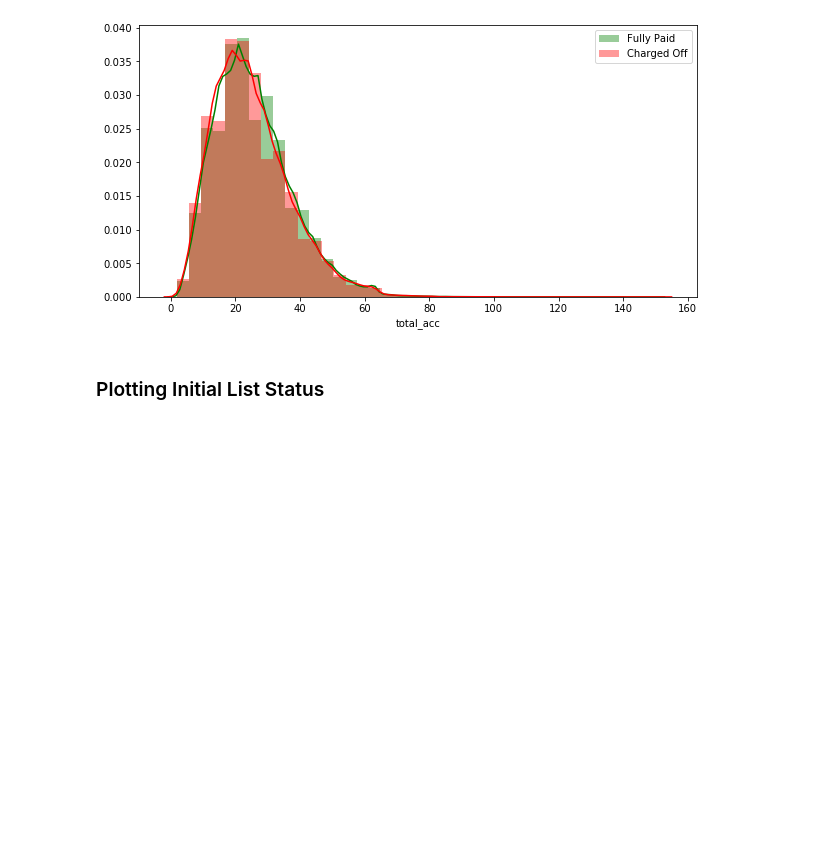
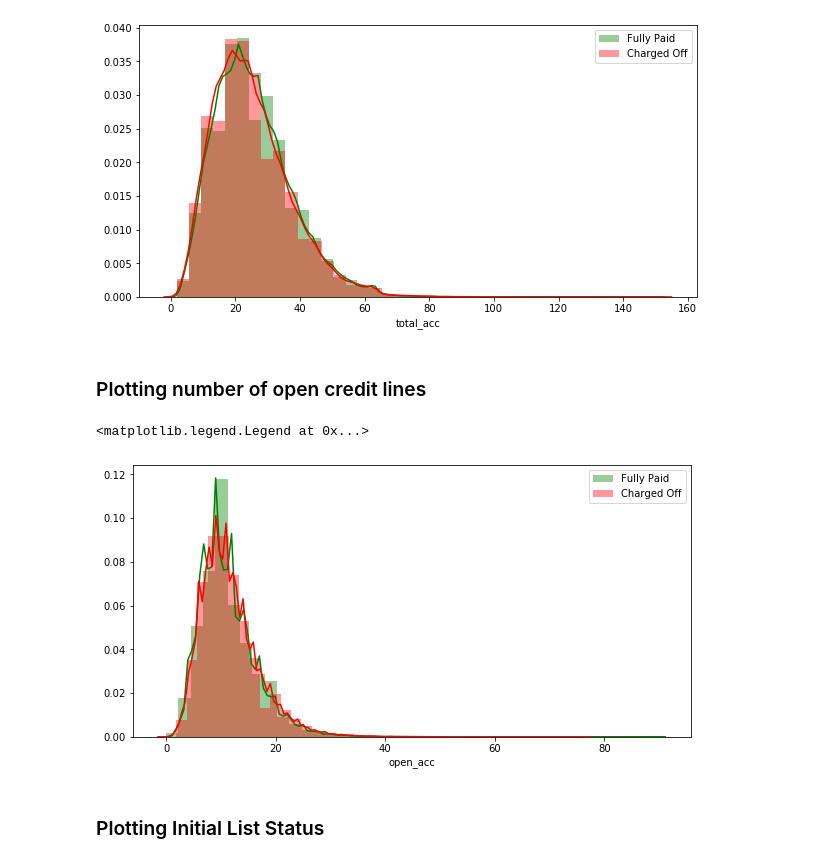
Before and after one commit to dwikifd/FinalProject, a Jupyter notebook: Final Project Dwiki - Lending Club.ipynb, the cells around one changed output. Drawn from its saved outputs; the diff is of its cells as text; code cells hidden in the pictures; blank space fills up the shorter version.

```diff
--- a/Final Project Dwiki - Lending Club.ipynb
+++ b/Final Project Dwiki - Lending Club.ipynb
@@ -292,6 +326,16 @@ plt.legend()
 # %% [output]
 <matplotlib.legend.Legend at 0x...>
 [figure]
+# %% [markdown]
+### Plotting number of open credit lines
+# %%
+plt.figure(figsize=(10,5))
+sns.distplot(df[df['loan_status']=="Fully Paid"]['open_acc'],bins=40, label="Fully Paid", color='green')
+sns.distplot(df[df['loan_status']=="Charged Off"]['open_acc'],bins=40, label="Charged Off", color='red')
+plt.legend()
+# %% [output]
+<matplotlib.legend.Legend at 0x...>
+[figure, added]
 # %% [markdown]
 ### Plotting Initial List Status
 # %%
```
Also changed, not shown: parts of 3 cells of this notebook.
